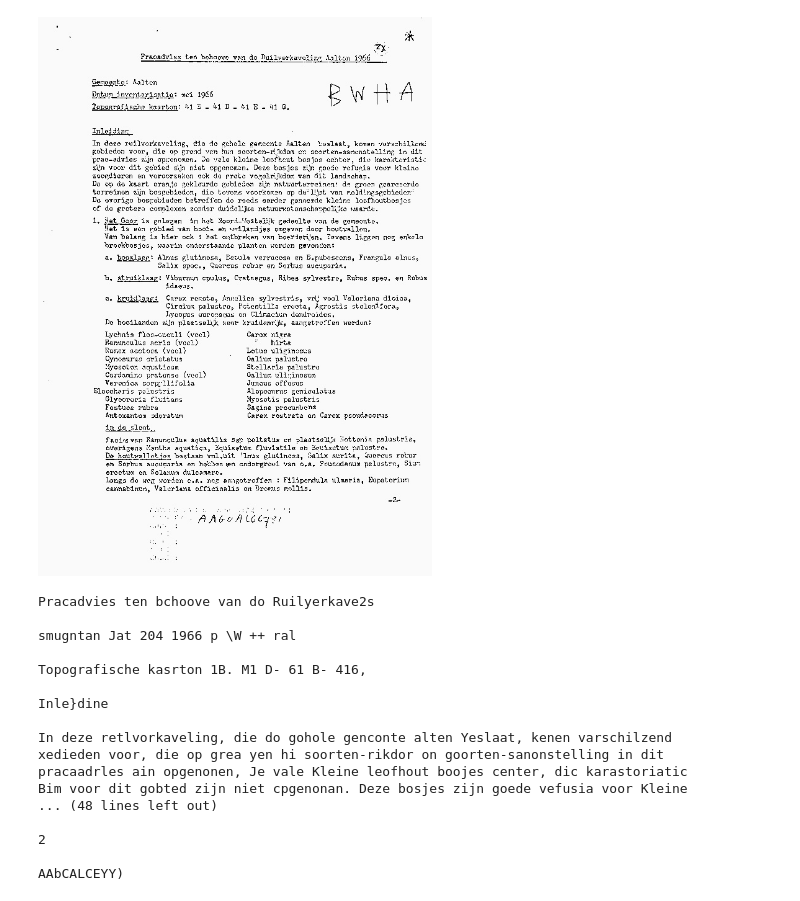
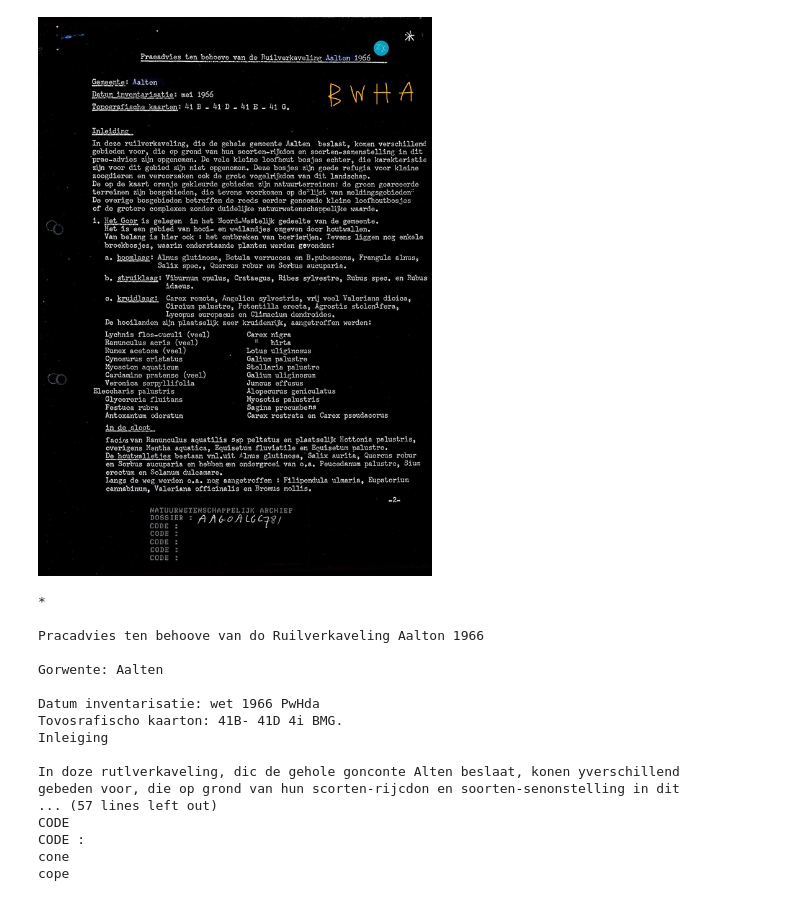
Before and after one commit to Mbalhakim/RangerGIS-Archive, a Jupyter notebook: PIL_with_OCR.ipynb, the cells around one changed output. Saved outputs shown, nothing was run; the diff lists cells and outputs as text; code cells hidden in the pictures.

```diff
--- a/PIL_with_OCR.ipynb
+++ b/PIL_with_OCR.ipynb
@@ -6,29 +6,29 @@ img_file = "data/page_01.png"
 no_noise = "temp/no_noise.jpg"
 inverted_img = "temp/inverted.jpg"
 # %%
-img = Image.open(no_noise)
+img = Image.open(inverted_img)
 display(img)
 # %% [output]
-[figure, old version]
+[figure, new version]
 # %%
 ocr_result = pytesseract.image_to_string(img)
 # %%
 print (ocr_result)
 # %% [output]
-Pracadvies ten bchoove van do Ruilyerkave2s
+*
 
-smugntan Jat 204 1966 p \W ++ ral
+Pracadvies ten behoove van do Ruilverkaveling Aalton 1966
 
-Topografische kasrton 1B. M1 D- 61 B- 416,
+Gorwente: Aalten
 
-Inle}dine
+Datum inventarisatie: wet 1966 PwHda
+Tovosrafischo kaarton: 41B- 41D 4i BMG.
+Inleiging
 
-In deze retlvorkaveling, die do gohole genconte alten Yeslaat, kenen varschilzend
-xedieden voor, die op grea yen hi soorten-rikdor on goorten-sanonstelling in dit
-pracaadrles ain opgenonen, Je vale Kleine leofhout boojes center, dic karastoriatic
-Bim voor dit gobted zijn niet cpgenonan. Deze bosjes zijn goede vefusia voor Kleine
-... (48 lines left out)
-
-2
-
-AAbCALCEYY)
+In doze rutlverkaveling, dic de gehole gonconte Alten beslaat, konen yverschillend
+gebeden voor, die op grond van hun scorten-rijcdon en soorten-senonstelling in dit
+... (57 lines left out)
+CODE
+CODE :
+cone
+cope
```
Also changed, not shown: 3 other files.
